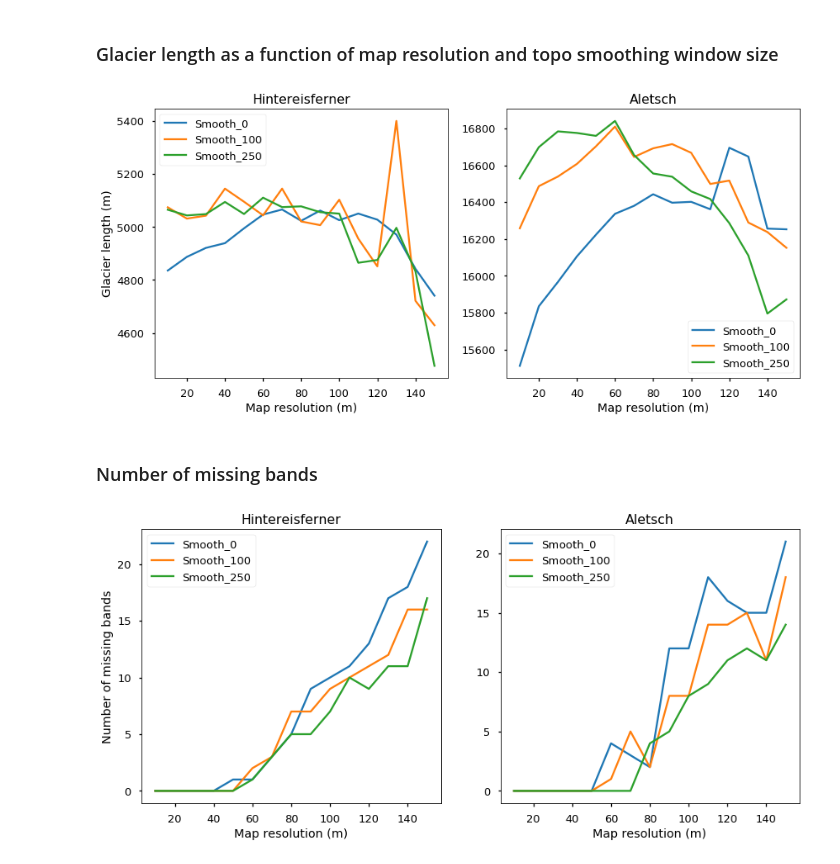
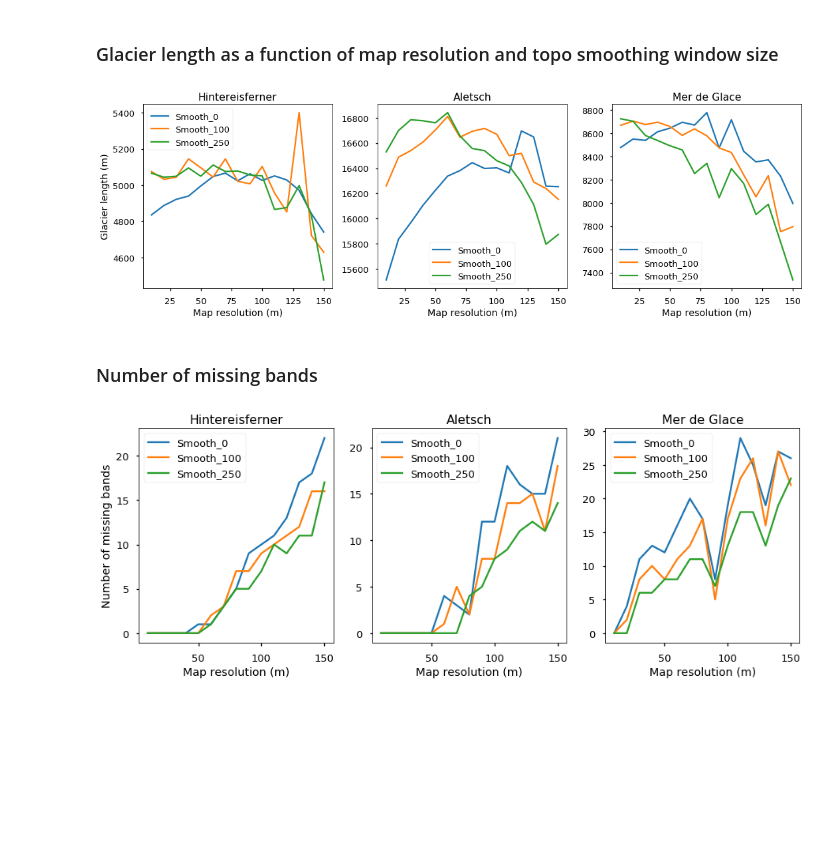
Before and after one commit to fmaussion/misc, a Jupyter notebook: simplified_flowline_tests.ipynb, the cells around one changed output. Saved outputs shown, nothing was run; the diff lists cells and outputs as text; code cells hidden in the pictures; blank space fills up the shorter version.

```diff
--- a/simplified_flowline_tests.ipynb
+++ b/simplified_flowline_tests.ipynb
@@ -135,9 +152,9 @@ plt.plot(np.nancumsum(l_i[::-1]), w_i[::-1]);
 grid_dx = np.arange(10, 151, 10)
 smooth_window = [0, 100, 250]
 # %%
-df_nans = [pd.DataFrame(), pd.DataFrame()]
-df_lens = [pd.DataFrame(), pd.DataFrame()]
-df_areas = [pd.DataFrame(), pd.DataFrame()]
+df_nans = [pd.DataFrame(), pd.DataFrame(), pd.DataFrame()]
+df_lens = [pd.DataFrame(), pd.DataFrame(), pd.DataFrame()]
+df_areas = [pd.DataFrame(), pd.DataFrame(), pd.DataFrame()]
 for sw in smooth_window:
     cfg.PARAMS['smooth_window'] = float(sw)
     for dx in grid_dx:
@@ -161,16 +178,16 @@ for sw in smooth_window:
                 s = ds['slope'].data[ds['glacier_mask'] == 1]
 
             # Elevation bins
-            z0 = utils.nicenumber(z.min(), 10, lower=True)
-            z1 = utils.nicenumber(z.max(), 10, lower=False)
-            bins = np.arange(z0, z1+1, 10)
+            z0 = utils.nicenumber(z.min(), bin_size, lower=True)
+            z1 = utils.nicenumber(z.max(), bin_size, lower=False)
+            bins = np.arange(z0, z1+1, bin_size)
 
             # Binned stats
             a_i, _, _ = binned_statistic(z, s, bins=bins, statistic='mean')
             z_i, _, _ = binned_statistic(z, z, bins=bins, statistic='mean')
             s_i, _, _ = binned_statistic(z, s, bins=bins, statistic='count')
             s_i *= gdir.grid.dx**2
-            l_i = 10 / np.tan(a_i)
+            l_i = bin_size / np.tan(a_i)
             w_i = s_i / l_i
 
             # Out
@@ -181,20 +198,24 @@ for sw in smooth_window:
 # %% [markdown]
 ### Glacier length as a function of map resolution and topo smoothing window size
 # %%
-f, (ax1, ax2) = plt.subplots(1, 2, figsize=(14, 6))
+f, (ax1, ax2, ax3) = plt.subplots(1, 3, figsize=(15, 5))
 df_lens[0].plot(ax=ax1);
 ax1.set_title('Hintereisferner')
 ax1.set_xlabel('Map resolution (m)')
 ax1.set_ylabel('Glacier length (m)')
 df_lens[1].plot(ax=ax2);
 ax2.set_title('Aletsch');
 ax2.set_xlabel('Map resolution (m)');
+df_lens[2].plot(ax=ax3);
+ax3.set_title('Mer de Glace');
+ax3.set_xlabel('Map resolution (m)');
+plt.tight_layout();
 # %% [output]
-[figure, old version]
+[figure, new version]
 # %% [markdown]
 ### Number of missing bands
 # %%
-f, (ax1, ax2) = plt.subplots(1, 2, figsize=(14, 6))
+f, (ax1, ax2, ax3) = plt.subplots(1, 3, figsize=(15, 5))
 df_nans[0].plot(ax=ax1);
 ax1.set_title('Hintereisferner')
 ax1.set_xlabel('Map resolution (m)')
@@ -202,5 +223,8 @@ ax1.set_ylabel('Number of missing bands')
 df_nans[1].plot(ax=ax2);
 ax2.set_title('Aletsch');
 ax2.set_xlabel('Map resolution (m)');
+df_nans[2].plot(ax=ax3);
+ax3.set_title('Mer de Glace');
+ax3.set_xlabel('Map resolution (m)');
 # %% [output]
-[figure, old version]
+[figure, new version]
```
Also changed, not shown: parts of 10 cells of this notebook.
